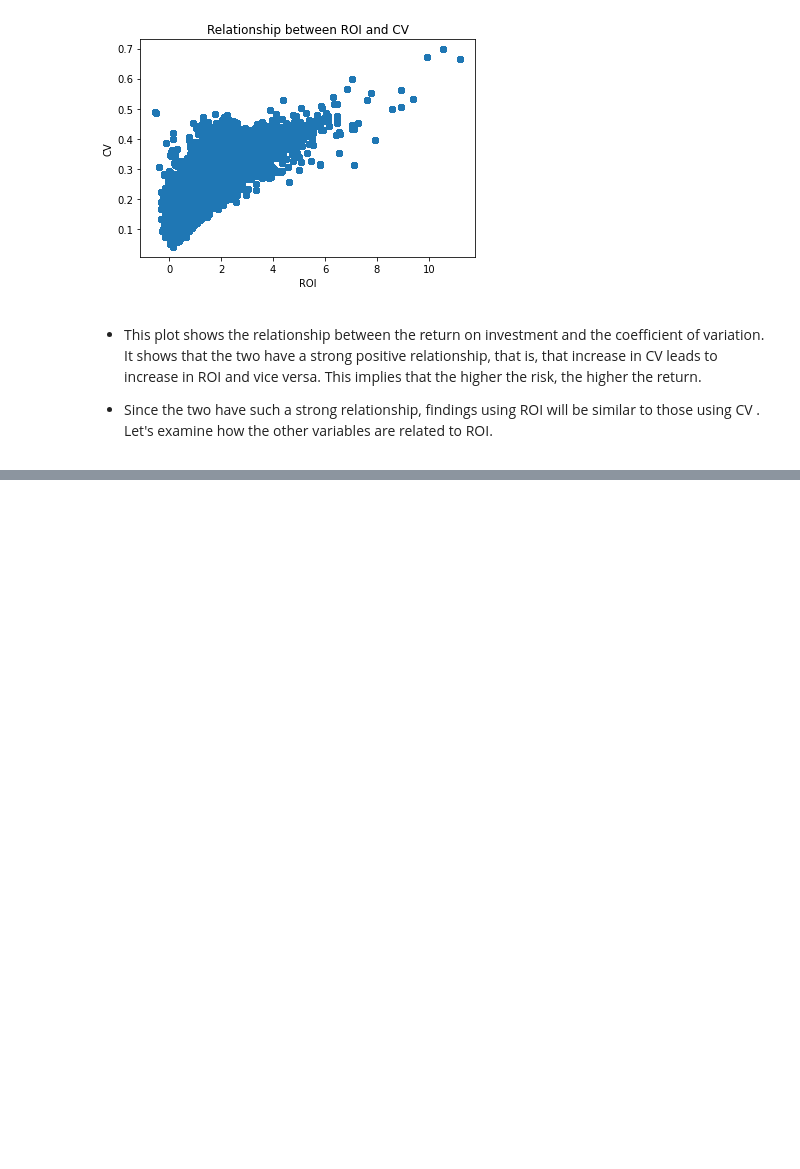
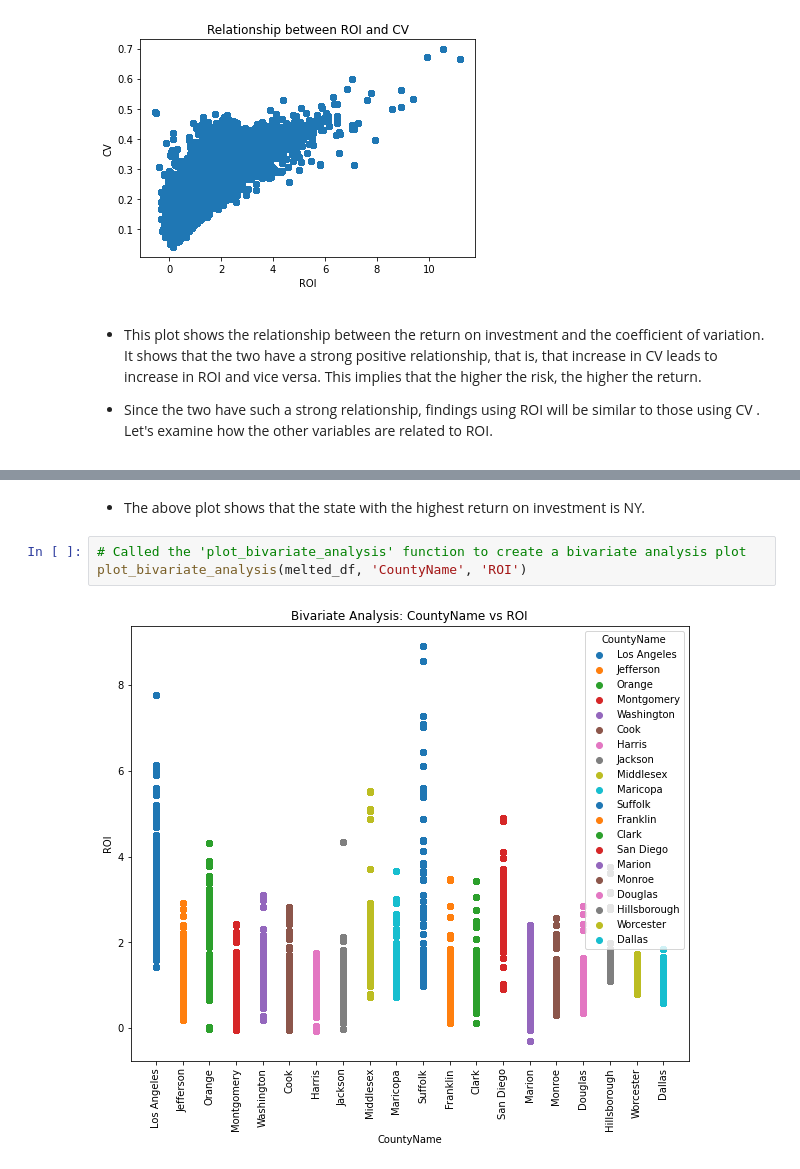
Before and after one commit to Derrick-wekesa/phase-4-project, a Jupyter notebook: student.ipynb, the cells around one changed output, grey strips where cells are left out. Cells and saved outputs as stored; diff of their text form; blank space fills up the shorter version.

```diff
--- a/student.ipynb
+++ b/student.ipynb
@@ -577,0 +612,7 @@ scatter_plot(melted_df['ROI'], melted_df['CV'], 'ROI', 'CV')
+# %% [markdown]
+- The above plot shows that the state with the highest return on investment is NY.
+# %%
+# Called the 'plot_bivariate_analysis' function to create a bivariate analysis plot
+plot_bivariate_analysis(melted_df, 'CountyName', 'ROI')
+# %% [output]
+[figure, added]
```
Also changed, not shown: parts of 10 cells of this notebook.
